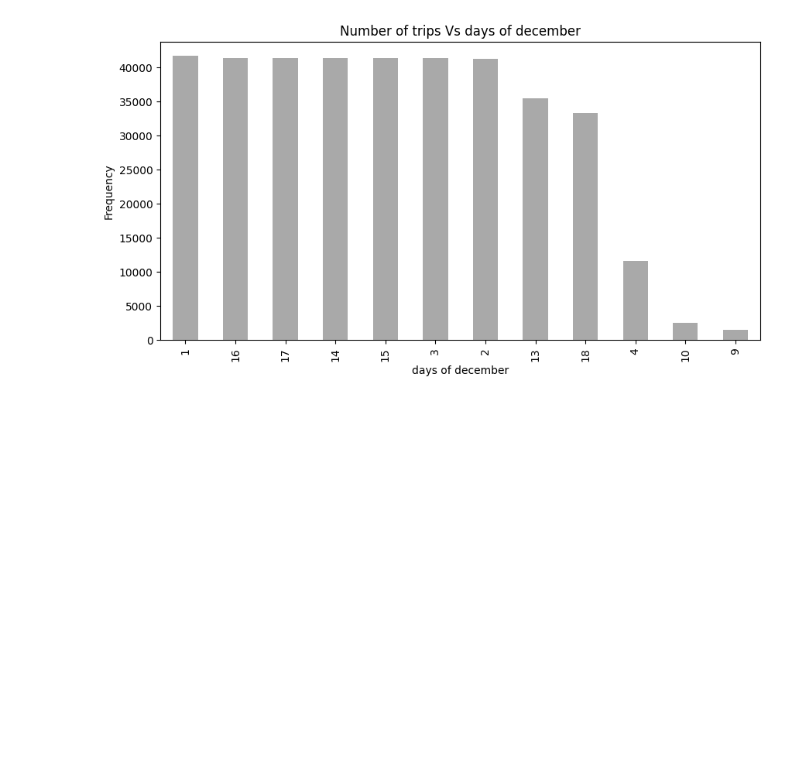
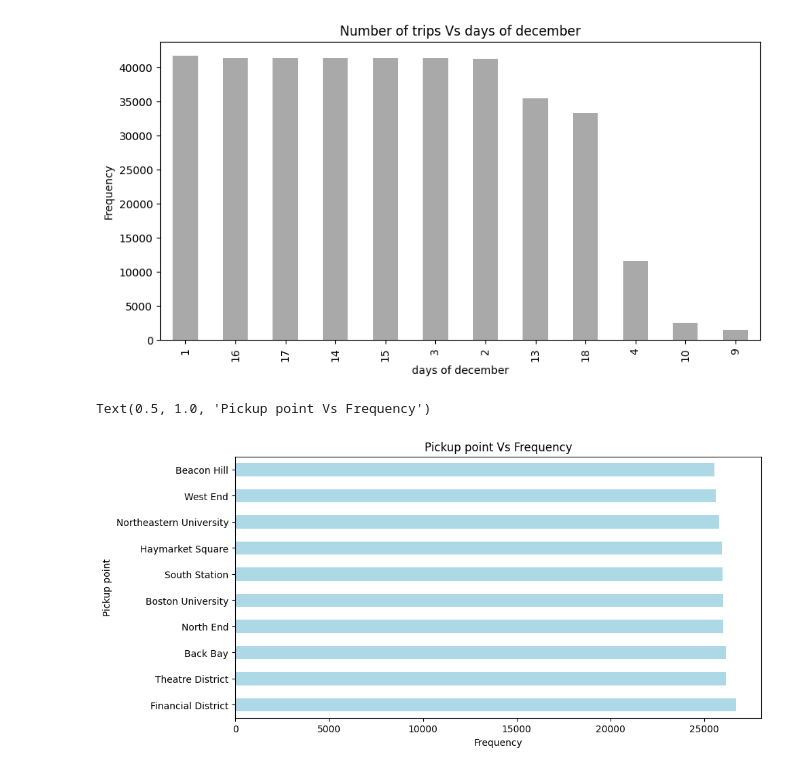
Before and after one commit to adarshkhub/Uber_Analysis, a Jupyter notebook: UberAnalysisProj.ipynb, the cells around one changed output. Saved outputs shown, nothing was run; the diff lists cells and outputs as text; code cells hidden in the pictures; blank space fills up the shorter version.

Commit message:
Add files via upload
Finish EDA of Boston Uber Drives Data Set

```diff
--- a/UberAnalysisProj.ipynb
+++ b/UberAnalysisProj.ipynb
@@ -231,3 +231,12 @@ plt.title('Number of trips Vs days of december')
 # %% [output]
 Text(0.5, 1.0, 'Number of trips Vs days of december')
 [figure]
+# %%
+source = data['source'].value_counts().nlargest(10)
+source.plot(kind='barh',color='lightblue',figsize=(10,5))
+plt.xlabel('Frequency')
+plt.ylabel('Pickup point')
+plt.title('Pickup point Vs Frequency')
+# %% [output]
+Text(0.5, 1.0, 'Pickup point Vs Frequency')
+[figure, added]
```
Also changed, not shown: parts of 4 cells of this notebook.
